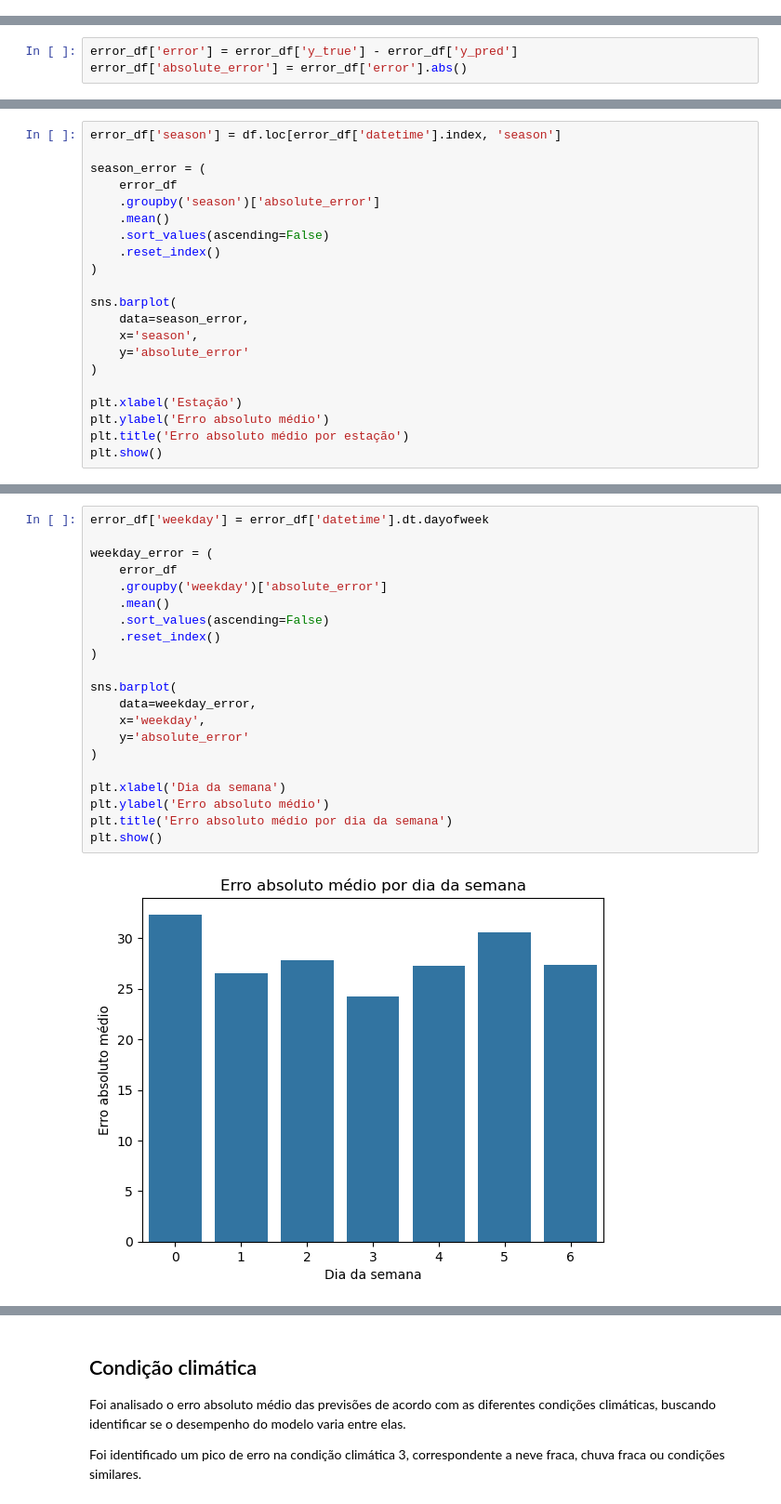
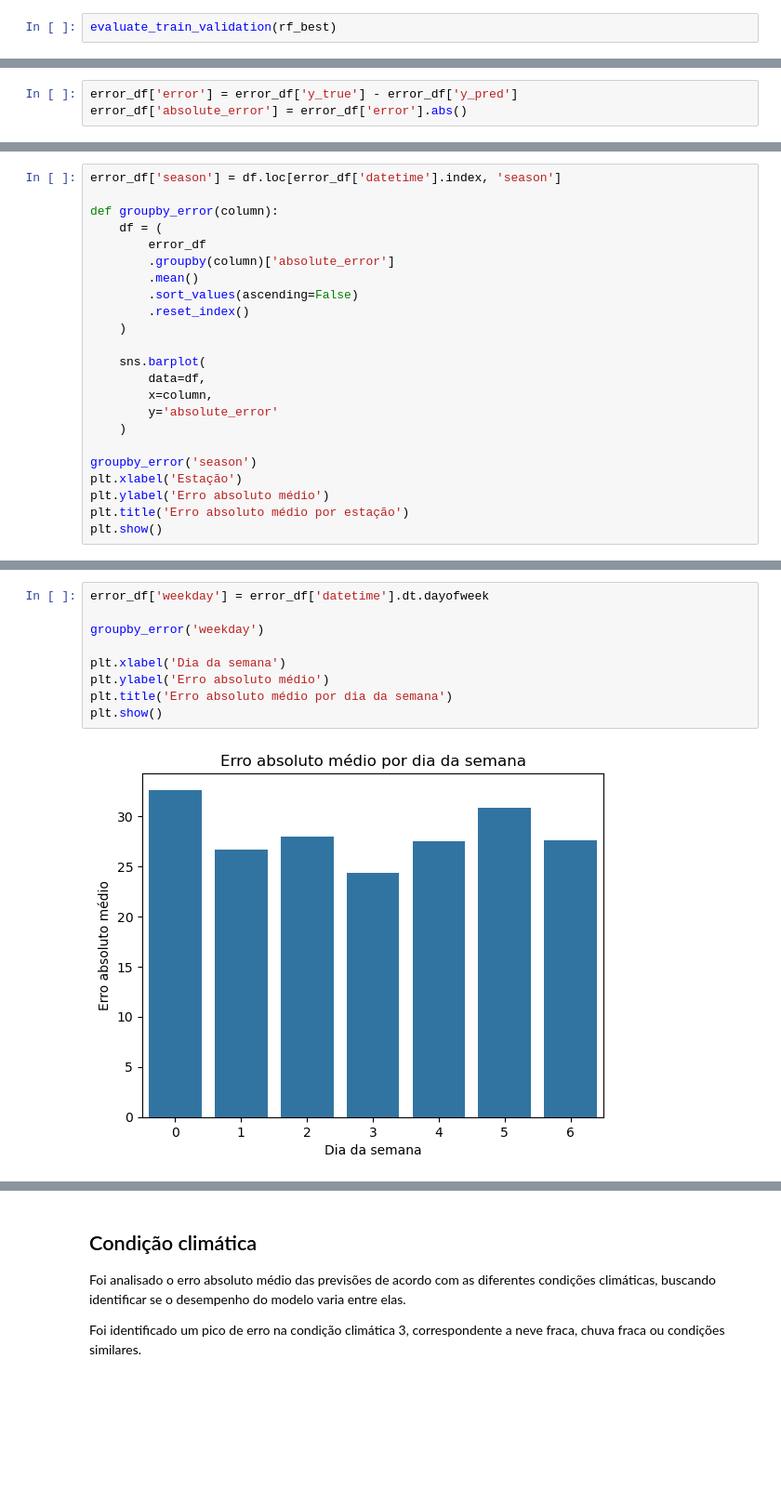
Before and after one commit to igao01/ds_bike_sharing, a Jupyter notebook: notebooks/03_machine_learning.ipynb, the cells around one changed output, grey strips where cells are left out. Shown at 93% size. Cells and saved outputs as stored; diff of their text form; blank space fills up the shorter version.

```diff
--- a/notebooks/03_machine_learning.ipynb
+++ b/notebooks/03_machine_learning.ipynb
@@ -323,0 +445,2 @@ df_rf_best_metrics
+# %%
+evaluate_train_validation(rf_best)
@@ -397,20 +542,22 @@ Foi analisado o erro absoluto médio das previsões de acordo com a estação do
 # %%
 error_df['season'] = df.loc[error_df['datetime'].index, 'season']
 
-season_error = (
-    error_df
-    .groupby('season')['absolute_error']
-    .mean()
-    .sort_values(ascending=False)
-    .reset_index()
-)
+def groupby_error(column):
+    df = (
+        error_df
+        .groupby(column)['absolute_error']
+        .mean()
+        .sort_values(ascending=False)
+        .reset_index()
+    )
 
-sns.barplot(
-    data=season_error,
-    x='season',
-    y='absolute_error'
-)
+    sns.barplot(
+        data=df,
+        x=column,
+        y='absolute_error'
+    )
 
+groupby_error('season')
 plt.xlabel('Estação')
 plt.ylabel('Erro absoluto médio')
 plt.title('Erro absoluto médio por estação')
@@ -424,24 +571,12 @@ Foi analisado o erro absoluto médio das previsões para cada dia da semana, bus
 # %%
 error_df['weekday'] = error_df['datetime'].dt.dayofweek
 
-weekday_error = (
-    error_df
-    .groupby('weekday')['absolute_error']
-    .mean()
-    .sort_values(ascending=False)
-    .reset_index()
-)
-
-sns.barplot(
-    data=weekday_error,
-    x='weekday',
-    y='absolute_error'
-)
+groupby_error('weekday')
 
 plt.xlabel('Dia da semana')
 plt.ylabel('Erro absoluto médio')
 plt.title('Erro absoluto médio por dia da semana')
 plt.show()
 # %% [output]
-[figure, old version]
+[figure, new version]
 # %% [markdown]
```
Also changed, not shown: parts of 54 cells of this notebook.
